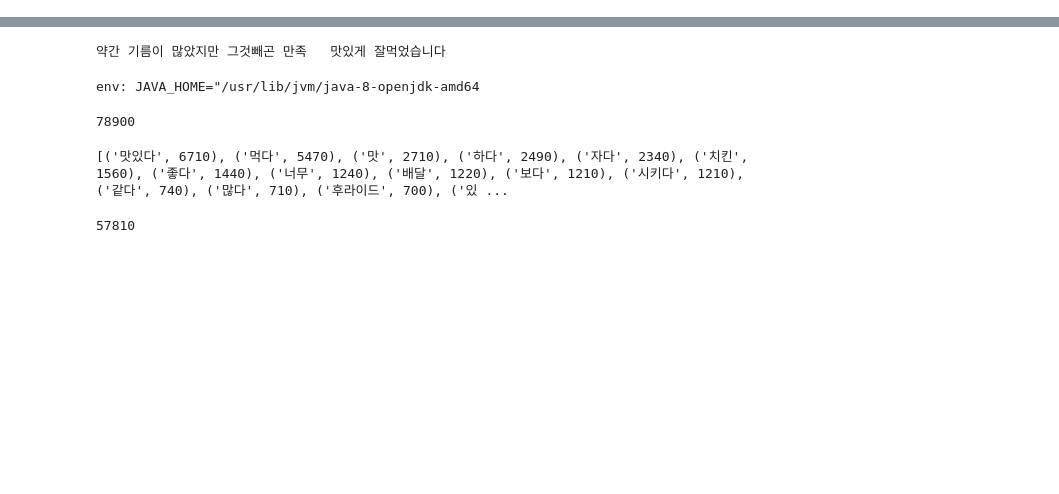
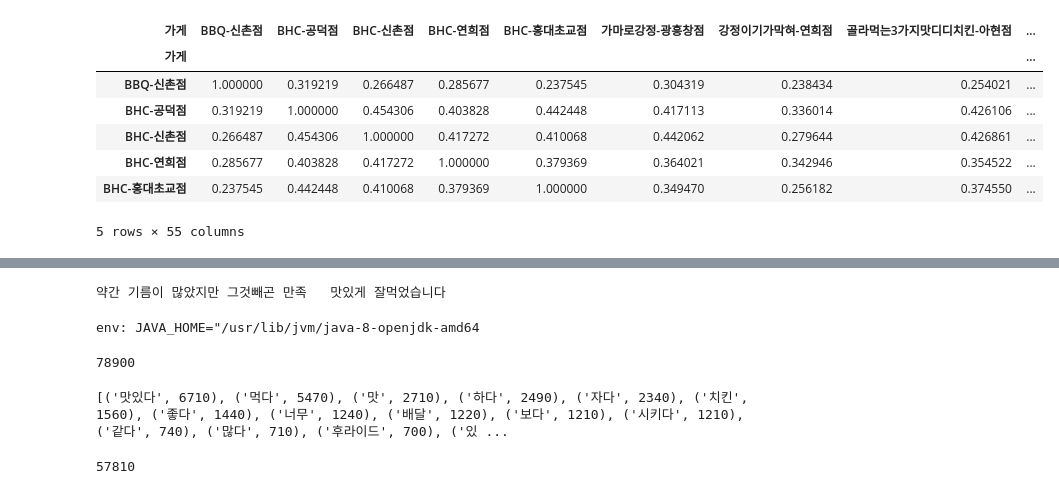
Before and after one commit to synoti21/BOAZ-Mini-Project1, a Jupyter notebook: 요기요_치킨_추천시스템(안지완).ipynb, the cells around one changed output, grey strips where cells are left out. Cells and saved outputs as stored; diff of their text form; code cells hidden in the pictures; blank space fills up the shorter version.

Commit message:
collab, mf

```diff
--- a/요기요_치킨_추천시스템(안지완).ipynb
+++ b/요기요_치킨_추천시스템(안지완).ipynb
@@ -42,0 +148,14 @@ df['사용자id'].nunique()
+# %%
+item_based_collabor = cosine_similarity(user_food_rating.T)
+item_based_collabor = pd.DataFrame(data=item_based_collabor, index=user_food_rating.columns, columns=user_food_rating.columns)
+
+item_based_collabor.head(5)
+# %% [output]
+| 가게 | BBQ-신촌점 | BHC-공덕점 | BHC-신촌점 | BHC-연희점 | BHC-홍대초교점 | 가마로강정-광흥창점 | 강정이기가막혀-연희점 | 골라먹는3가지맛디디치킨-아현점 | ... |
+| 가게 |  |  |  |  |  |  |  |  | ... |
+| BBQ-신촌점 | 1.000000 | 0.319219 | 0.266487 | 0.285677 | 0.237545 | 0.304319 | 0.238434 | 0.254021 | ... |
+| BHC-공덕점 | 0.319219 | 1.000000 | 0.454306 | 0.403828 | 0.442448 | 0.417113 | 0.336014 | 0.426106 | ... |
+| BHC-신촌점 | 0.266487 | 0.454306 | 1.000000 | 0.417272 | 0.410068 | 0.442062 | 0.279644 | 0.426861 | ... |
+| BHC-연희점 | 0.285677 | 0.403828 | 0.417272 | 1.000000 | 0.379369 | 0.364021 | 0.342946 | 0.354522 | ... |
+| BHC-홍대초교점 | 0.237545 | 0.442448 | 0.410068 | 0.379369 | 1.000000 | 0.349470 | 0.256182 | 0.374550 | ... |
+5 rows × 55 columns
```
Also changed, not shown: parts of 31 cells of this notebook.
